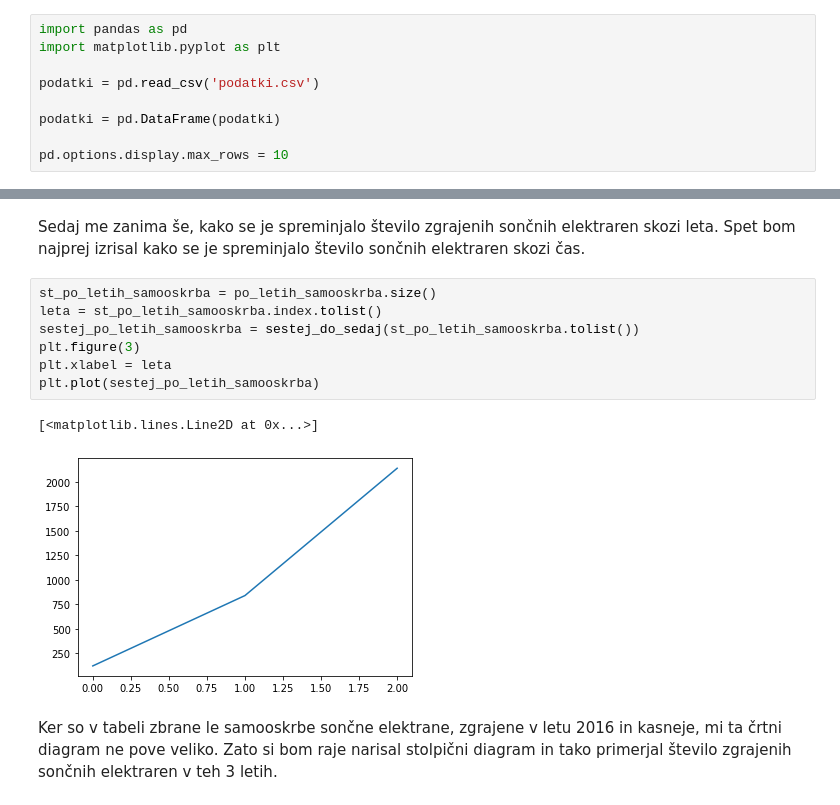
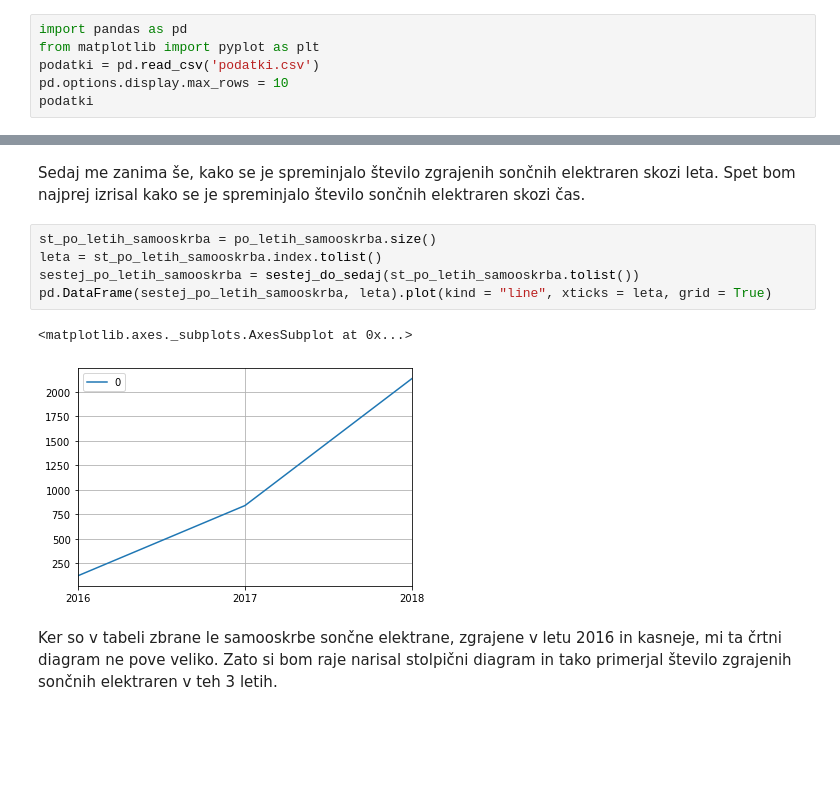
Before and after one commit to patrikmikuz/SoncneElektrarne, a Jupyter notebook: Untitled.ipynb, the cells around one changed output, grey strips where cells are left out. Saved outputs shown, nothing was run; the diff lists cells and outputs as text; blank space fills up the shorter version.

```diff
--- a/Untitled.ipynb
+++ b/Untitled.ipynb
@@ -3,10 +3,7 @@
 # Sončne elektrarne v Sloveniji
 # %%
 import pandas as pd
-import matplotlib.pyplot as plt
-
+from matplotlib import pyplot as plt
 podatki = pd.read_csv('podatki.csv')
-
-podatki = pd.DataFrame(podatki)
-
 pd.options.display.max_rows = 10
+podatki
@@ -436,13 +421,11 @@ Sedaj me zanima še, kako se je spreminjalo število zgrajenih sončnih elektrar
 # %%
 st_po_letih_samooskrba = po_letih_samooskrba.size()
 leta = st_po_letih_samooskrba.index.tolist()
 sestej_po_letih_samooskrba = sestej_do_sedaj(st_po_letih_samooskrba.tolist())
-plt.figure(3)
-plt.xlabel = leta
-plt.plot(sestej_po_letih_samooskrba)
+pd.DataFrame(sestej_po_letih_samooskrba, leta).plot(kind = "line", xticks = leta, grid = True)
 # %% [output]
-[<matplotlib.lines.Line2D at 0x...>]
+<matplotlib.axes._subplots.AxesSubplot at 0x...>
-[figure, old version]
+[figure, new version]
 # %% [markdown]
 Ker so v tabeli zbrane le samooskrbe sončne elektrane, zgrajene v letu 2016 in kasneje, mi ta črtni diagram ne pove veliko. Zato si bom raje narisal stolpični diagram in tako primerjal število zgrajenih sončnih elektraren v teh 3 letih.
 # %%
```
Also changed, not shown: parts of 24 cells of this notebook, 3 other files.
